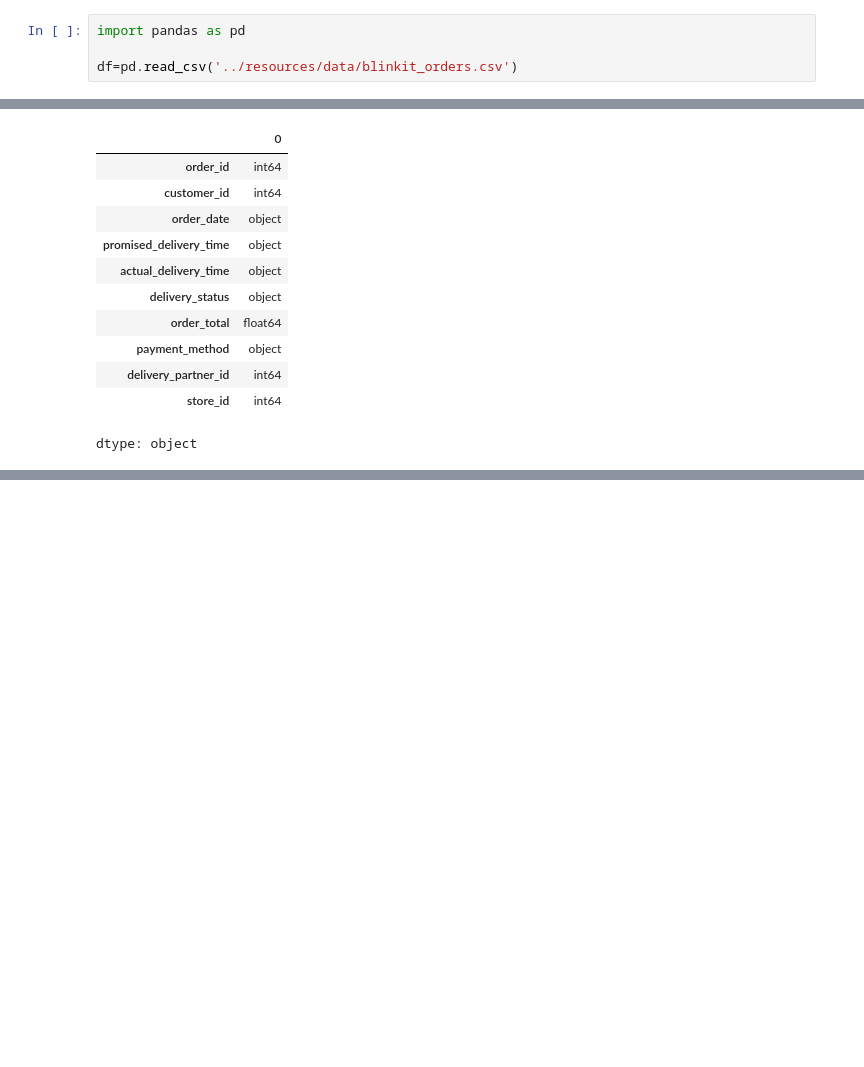
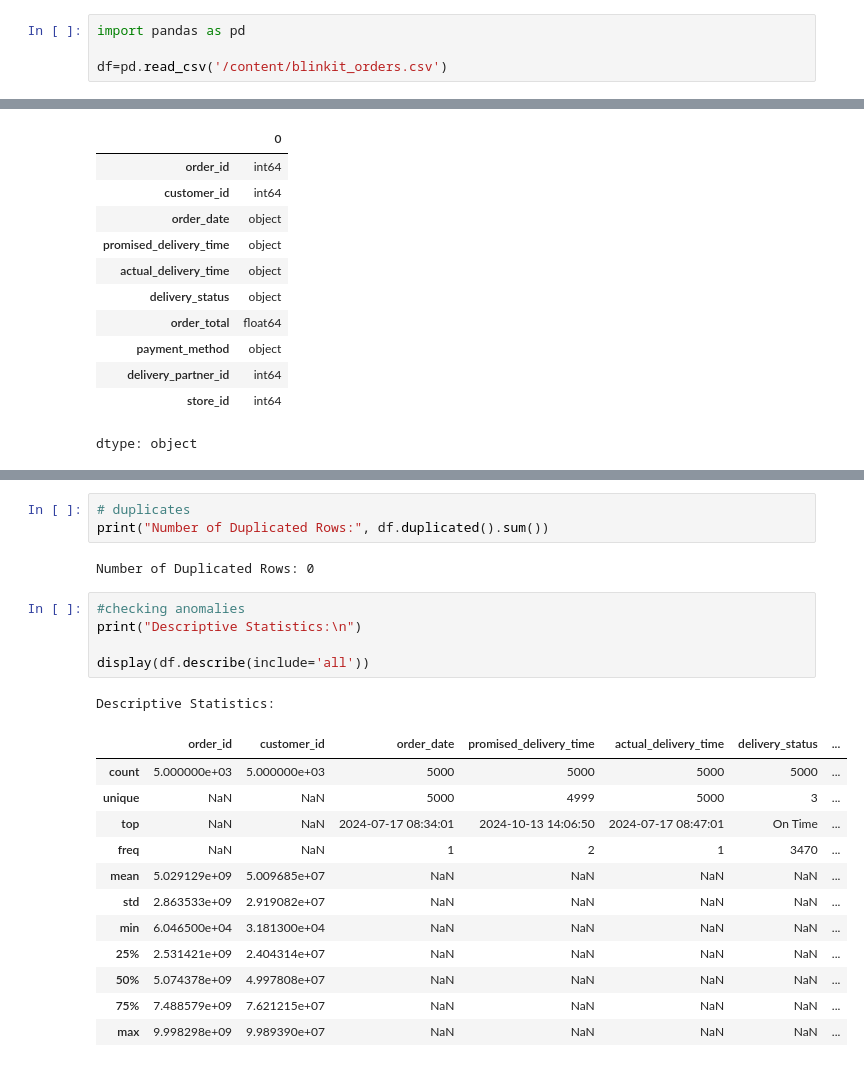
Before and after one commit to plot-masters/customer-segmentation, a Jupyter notebook: docs/notebook/customer_segmentation_model.ipynb, the cells around one changed output, grey strips where cells are left out. Cells and saved outputs as stored; diff of their text form; blank space fills up the shorter version.

```diff
--- a/docs/notebook/customer_segmentation_model.ipynb
+++ b/docs/notebook/customer_segmentation_model.ipynb
@@ -1,6 +5,6 @@
 # %%
 import pandas as pd
 
-df=pd.read_csv('../resources/data/blinkit_orders.csv')
+df=pd.read_csv('/content/blinkit_orders.csv')
 # %%
 head_row=df.head(10)
@@ -58,0 +141,24 @@ dtype: object
+# %%
+# duplicates
+print("Number of Duplicated Rows:", df.duplicated().sum())
+# %% [output]
+Number of Duplicated Rows: 0
+# %%
+#checking anomalies
+print("Descriptive Statistics:\n")
+
+display(df.describe(include='all'))
+# %% [output]
+Descriptive Statistics:
+|  | order_id | customer_id | order_date | promised_delivery_time | actual_delivery_time | delivery_status | ... |
+| count | 5.000000e+03 | 5.000000e+03 | 5000 | 5000 | 5000 | 5000 | ... |
+| unique | NaN | NaN | 5000 | 4999 | 5000 | 3 | ... |
+| top | NaN | NaN | 2024-07-17 08:34:01 | 2024-10-13 14:06:50 | 2024-07-17 08:47:01 | On Time | ... |
+| freq | NaN | NaN | 1 | 2 | 1 | 3470 | ... |
+| mean | 5.029129e+09 | 5.009685e+07 | NaN | NaN | NaN | NaN | ... |
+| std | 2.863533e+09 | 2.919082e+07 | NaN | NaN | NaN | NaN | ... |
+| min | 6.046500e+04 | 3.181300e+04 | NaN | NaN | NaN | NaN | ... |
+| 25% | 2.531421e+09 | 2.404314e+07 | NaN | NaN | NaN | NaN | ... |
+| 50% | 5.074378e+09 | 4.997808e+07 | NaN | NaN | NaN | NaN | ... |
+| 75% | 7.488579e+09 | 7.621215e+07 | NaN | NaN | NaN | NaN | ... |
+| max | 9.998298e+09 | 9.989390e+07 | NaN | NaN | NaN | NaN | ... |
```
Also changed, not shown: parts of 12 cells of this notebook, 21 other files.
